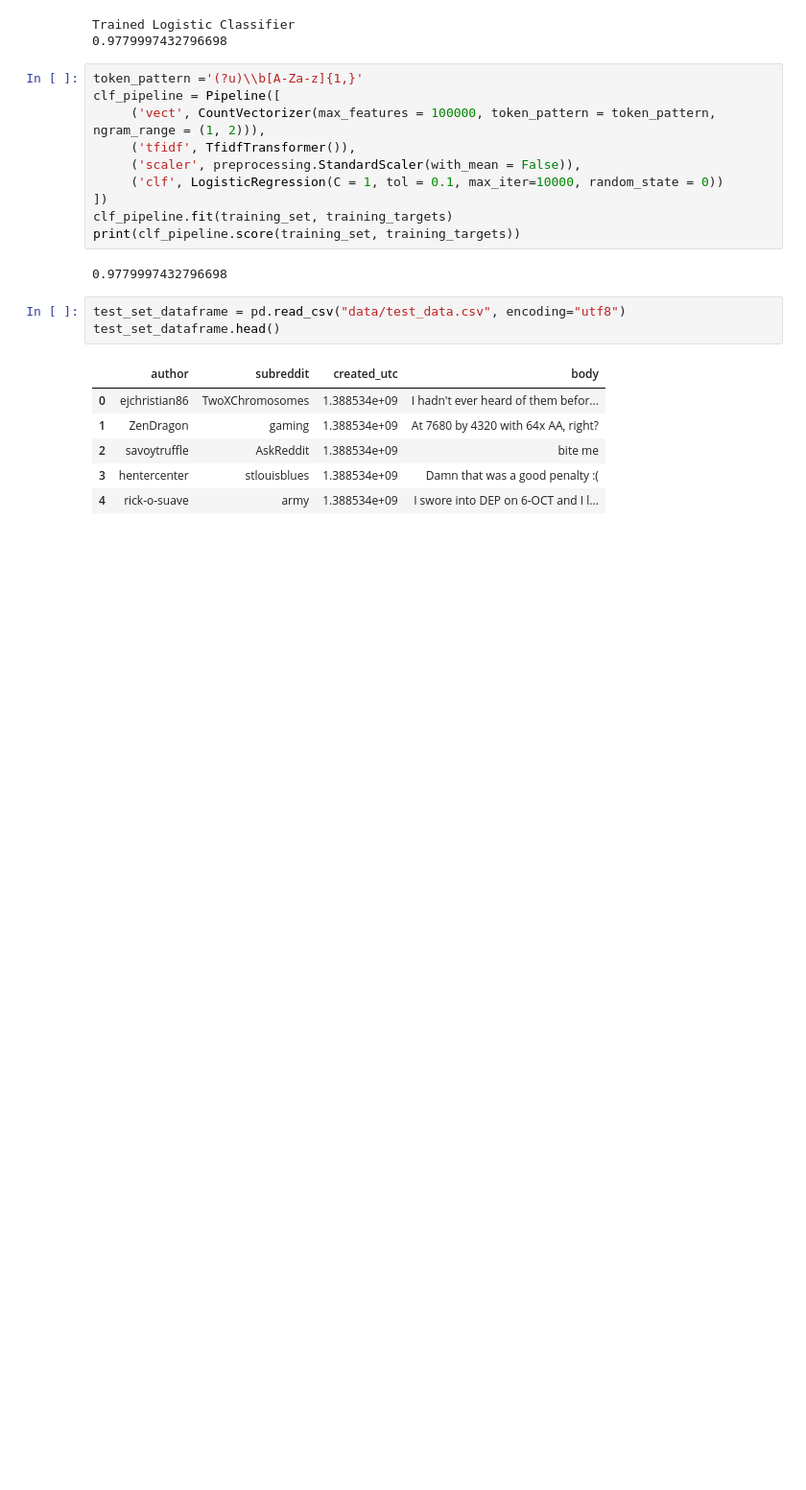
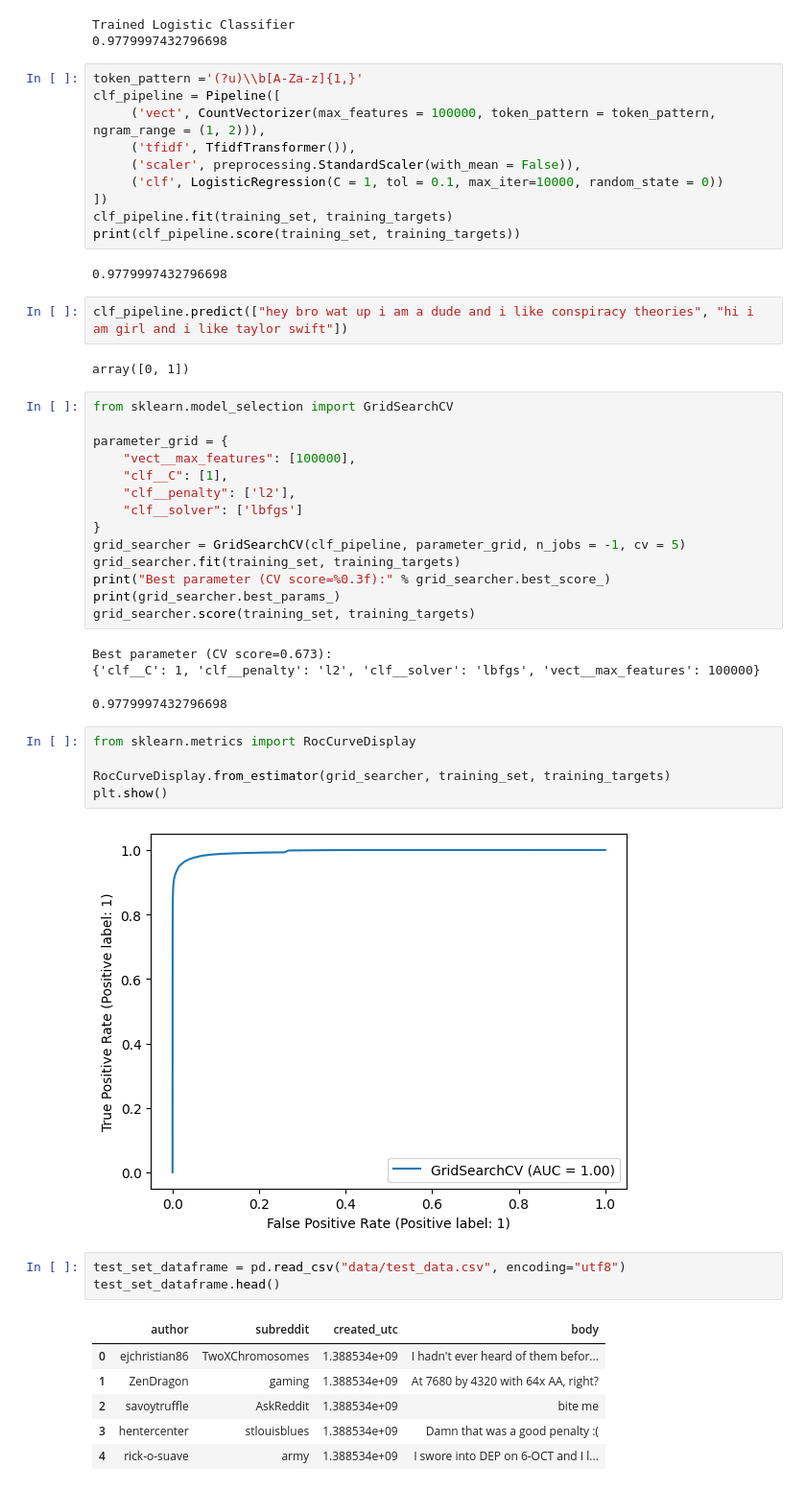
Before and after one commit to matteo4diani/reddit-nlp-demo, a Jupyter notebook: reddit-gender-classifier/reddit-gender-classifier.ipynb, the cells around one changed output. Shown at 96% size. Drawn from its saved outputs; the diff is of its cells as text; blank space fills up the shorter version.

Commit message:
added grid search, cross-validation and roc curve plot

```diff
--- a/reddit-gender-classifier/reddit-gender-classifier.ipynb
+++ b/reddit-gender-classifier/reddit-gender-classifier.ipynb
@@ -98,6 +98,35 @@ clf_pipeline.fit(training_set, training_targets)
 print(clf_pipeline.score(training_set, training_targets))
 # %% [output]
 0.9779997432796698
+# %%
+clf_pipeline.predict(["hey bro wat up i am a dude and i like conspiracy theories", "hi i am girl and i like taylor swift"])
+# %% [output]
+array([0, 1])
+# %%
+from sklearn.model_selection import GridSearchCV
+
+parameter_grid = {
+    "vect__max_features": [100000],
+    "clf__C": [1],
+    "clf__penalty": ['l2'],
+    "clf__solver": ['lbfgs']
+}
+grid_searcher = GridSearchCV(clf_pipeline, parameter_grid, n_jobs = -1, cv = 5)
+grid_searcher.fit(training_set, training_targets)
+print("Best parameter (CV score=%0.3f):" % grid_searcher.best_score_)
+print(grid_searcher.best_params_)
+grid_searcher.score(training_set, training_targets)
+# %% [output]
+Best parameter (CV score=0.673):
+{'clf__C': 1, 'clf__penalty': 'l2', 'clf__solver': 'lbfgs', 'vect__max_features': 100000}
+0.9779997432796698
+# %%
+from sklearn.metrics import RocCurveDisplay
+
+RocCurveDisplay.from_estimator(grid_searcher, training_set, training_targets)
+plt.show()
+# %% [output]
+[figure, added]
 # %%
 test_set_dataframe = pd.read_csv("data/test_data.csv", encoding="utf8")
 test_set_dataframe.head()
```
